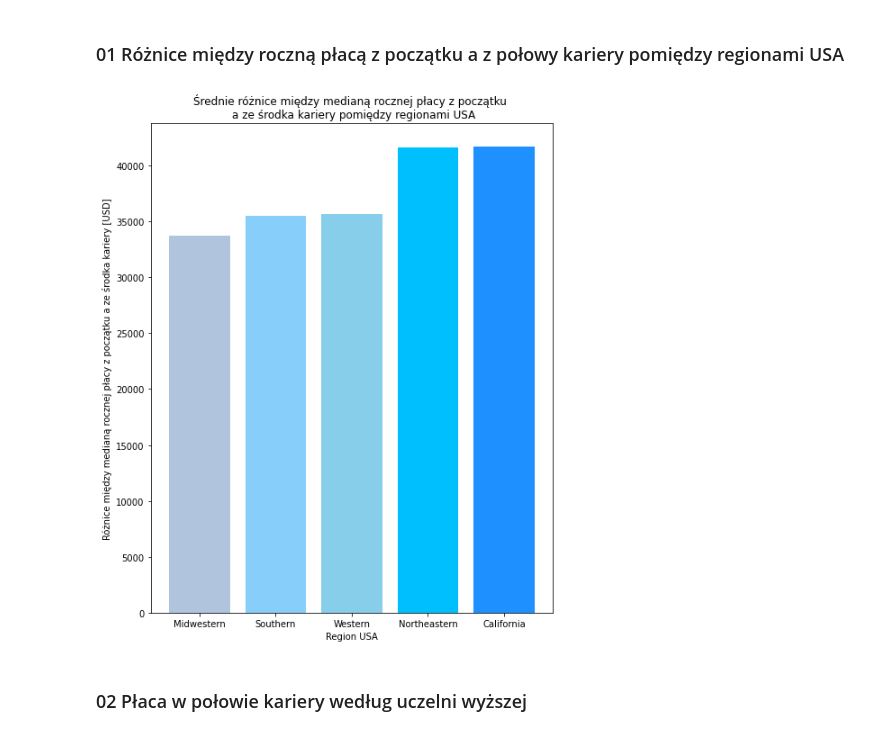
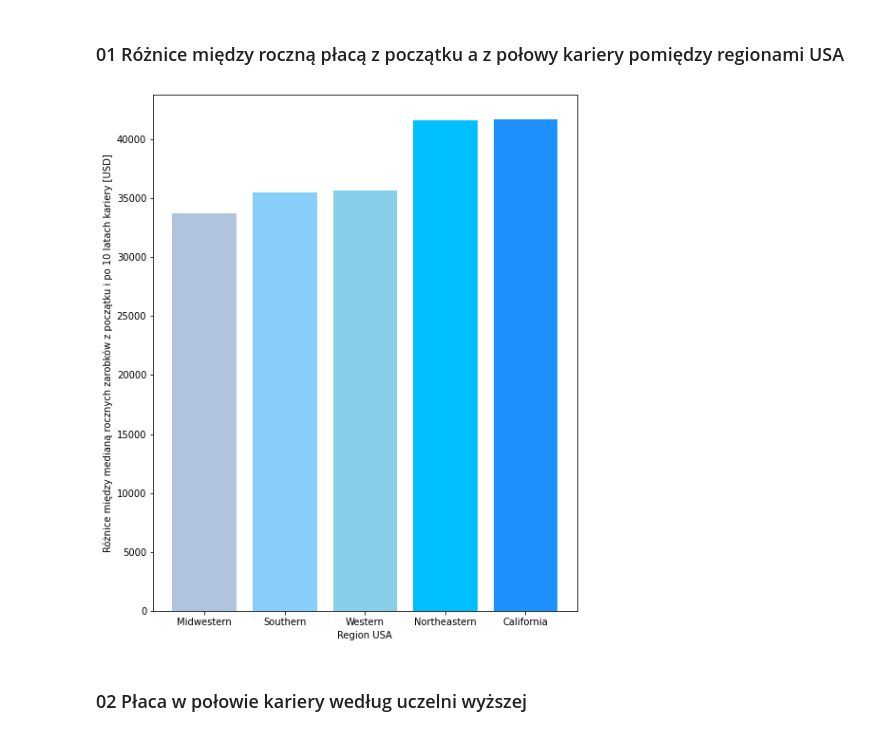
Before and after one commit to rsxxi/aiwd, a Jupyter notebook: Notatniki/03 Tabele i wizualizacje.ipynb, the cells around one changed output. Saved outputs shown, nothing was run; the diff lists cells and outputs as text; code cells hidden in the pictures.

```diff
--- a/Notatniki/03 Tabele i wizualizacje.ipynb
+++ b/Notatniki/03 Tabele i wizualizacje.ipynb
@@ -148,19 +148,19 @@ zarobki_sort = zarobki_sort.sort_values(by = "Difference Between Mid-Career and
 # %%
 x = zarobki_sort.index
 y = zarobki_sort["Difference Between Mid-Career and Starting Salary"]
 
 fig = plt.figure(figsize=(8,10))
 
 plt.bar(x, y, color=['lightsteelblue', 'lightskyblue', 'skyblue', 'deepskyblue', 'dodgerblue'])
 
 plt.xlabel('Region USA')
-plt.ylabel('Różnice między medianą rocznej płacy z początku a ze środka kariery [USD]')
-plt.title('Średnie różnice między medianą rocznej płacy z początku \n a ze środka kariery pomiędzy regionami USA')
+plt.ylabel('Różnice między medianą rocznych zarobków z początku i po 10 latach kariery [USD]')
+#plt.title('Średnie różnice między medianą rocznej płacy z początku \n a ze środka kariery pomiędzy regionami USA')
 plt.show()
 
 fig.savefig('wykres_1.png', dpi=500)
 # %% [output]
-[figure, old version]
+[figure, new version]
 # %% [markdown]
 ### 02 Płaca w połowie kariery według uczelni wyższej
 # %%
```
Also changed, not shown: parts of 17 cells of this notebook.
